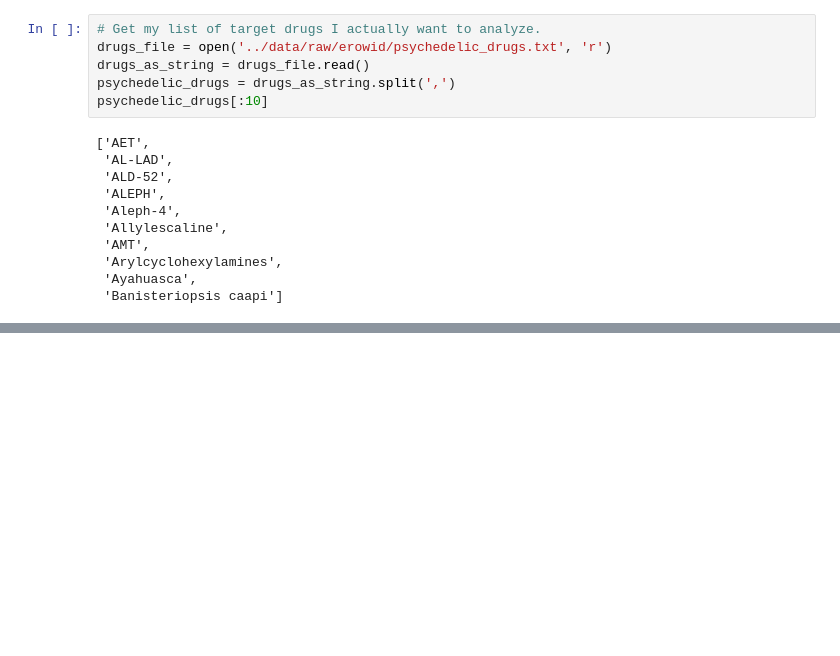
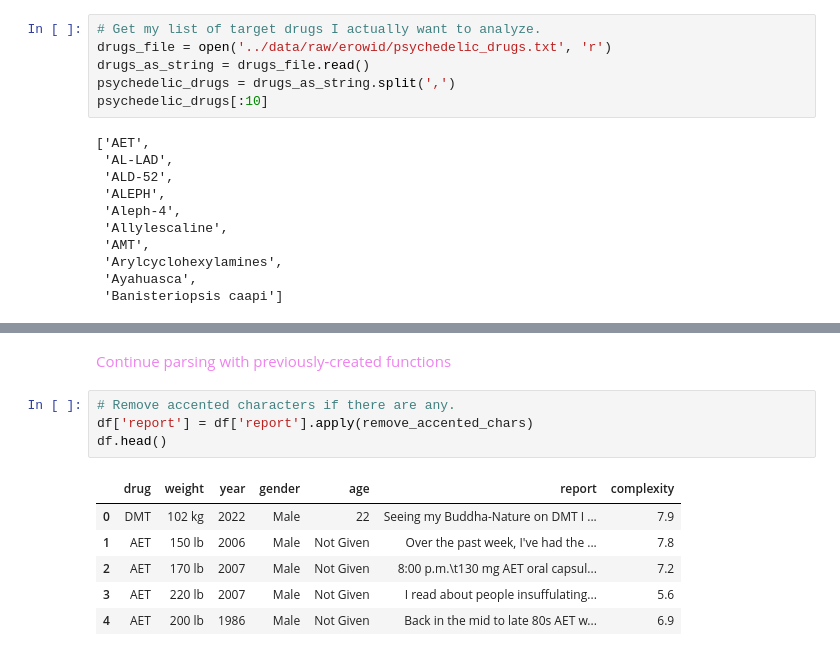
Before and after one commit to fractaldatalearning/psychedelic_efficacy, a Jupyter notebook: notebooks/9-kl-reports-clean-engineer.ipynb, the cells around one changed output, grey strips where cells are left out. Saved outputs shown, nothing was run; the diff lists cells and outputs as text; blank space fills up the shorter version.

```diff
--- a/notebooks/9-kl-reports-clean-engineer.ipynb
+++ b/notebooks/9-kl-reports-clean-engineer.ipynb
@@ -105,0 +321,13 @@ df.to_csv('../data/processed/erowid_cleaned.csv')
+# %% [markdown]
+<font color='violet'> Continue parsing with previously-created functions
+# %%
+# Remove accented characters if there are any.
+df['report'] = df['report'].apply(remove_accented_chars)
+df.head()
+# %% [output]
+|  | drug | weight | year | gender | age | report | complexity |
+| 0 | DMT | 102 kg | 2022 | Male | 22 | Seeing my Buddha-Nature on DMT I ... | 7.9 |
+| 1 | AET | 150 lb | 2006 | Male | Not Given | Over the past week, I've had the ... | 7.8 |
+| 2 | AET | 170 lb | 2007 | Male | Not Given | 8:00 p.m.\t130 mg AET oral capsul... | 7.2 |
+| 3 | AET | 220 lb | 2007 | Male | Not Given | I read about people insuffulating... | 5.6 |
+| 4 | AET | 200 lb | 1986 | Male | Not Given | Back in the mid to late 80s AET w... | 6.9 |
```
Also changed, not shown: parts of 38 cells of this notebook.
